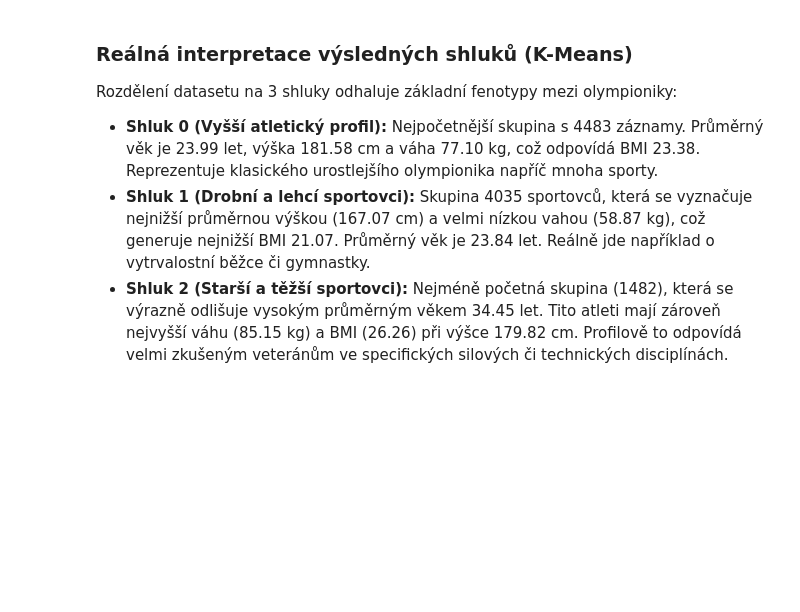
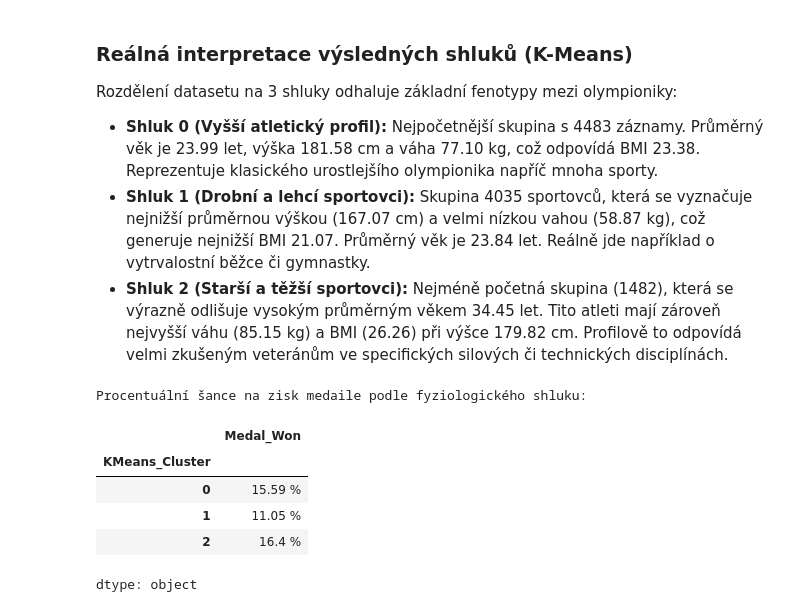
Before and after one commit to NEU0127/ZSUProjekt, a Jupyter notebook: ZSUProjektPart1.ipynb, the cells around one changed output. Cells and saved outputs as stored; diff of their text form; code cells hidden in the pictures; blank space fills up the shorter version.

```diff
--- a/ZSUProjektPart1.ipynb
+++ b/ZSUProjektPart1.ipynb
@@ -150,3 +171,20 @@ Rozdělení datasetu na 3 shluky odhaluje základní fenotypy mezi olympioniky:
 * **Shluk 0 (Vyšší atletický profil):** Nejpočetnější skupina s 4483 záznamy. Průměrný věk je 23.99 let, výška 181.58 cm a váha 77.10 kg, což odpovídá BMI 23.38. Reprezentuje klasického urostlejšího olympionika napříč mnoha sporty.
 * **Shluk 1 (Drobní a lehcí sportovci):** Skupina 4035 sportovců, která se vyznačuje nejnižší průměrnou výškou (167.07 cm) a velmi nízkou vahou (58.87 kg), což generuje nejnižší BMI 21.07. Průměrný věk je 23.84 let. Reálně jde například o vytrvalostní běžce či gymnastky.
 * **Shluk 2 (Starší a těžší sportovci):** Nejméně početná skupina (1482), která se výrazně odlišuje vysokým průměrným věkem 34.45 let. Tito atleti mají zároveň nejvyšší váhu (85.15 kg) a BMI (26.26) při výšce 179.82 cm. Profilově to odpovídá velmi zkušeným veteránům ve specifických silových či technických disciplínách.
+# %%
+# Doplnění informace o medailích do našeho vzorku pro shlukování
+X_sample['Medal_Won'] = df_olympics.loc[X_sample.index, 'Medal_Won']
+
+# Výpočet procentuální úspěšnosti pro každý shluk
+medal_success = X_sample.groupby('KMeans_Cluster')['Medal_Won'].mean() * 100
+
+print("Procentuální šance na zisk medaile podle fyziologického shluku:")
+display(medal_success.round(2).astype(str) + ' %')
+# %% [output]
+Procentuální šance na zisk medaile podle fyziologického shluku:
+|  | Medal_Won |
+| KMeans_Cluster |  |
+| 0 | 15.59 % |
+| 1 | 11.05 % |
+| 2 | 16.4 % |
+dtype: object
```
Also changed, not shown: parts of 3 cells of this notebook.
